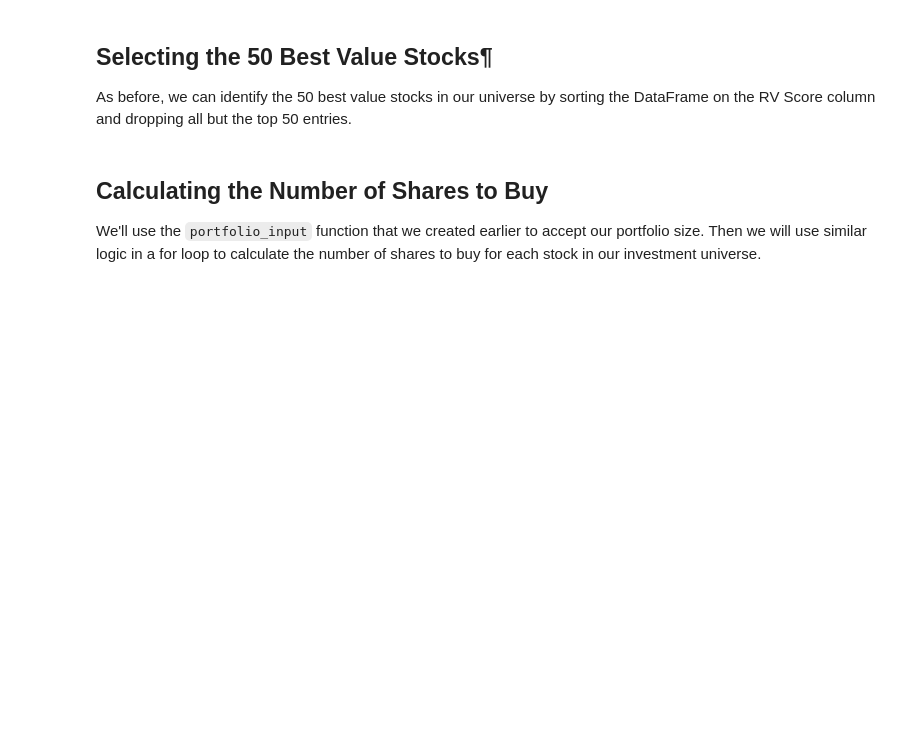
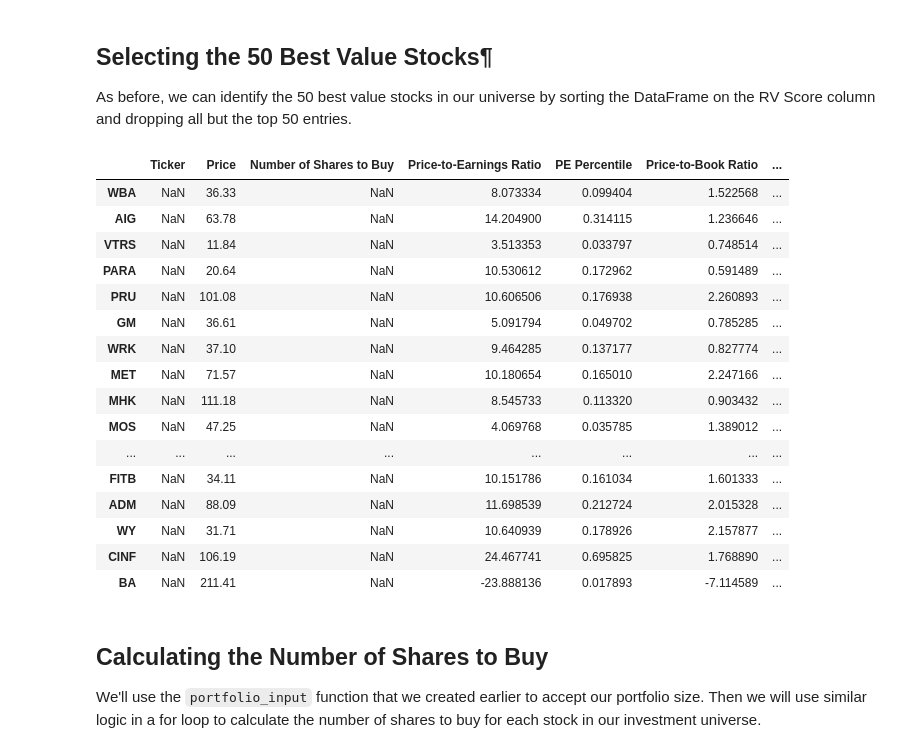
Before and after one commit to hakoshie/algo-trade, a Jupyter notebook: starter_files/003_quantitative_value_strategy.ipynb, the cells around one changed output. Cells and saved outputs as stored; diff of their text form; code cells hidden in the pictures; blank space fills up the shorter version.

```diff
--- a/starter_files/003_quantitative_value_strategy.ipynb
+++ b/starter_files/003_quantitative_value_strategy.ipynb
@@ -469,0 +439,16 @@ for i,symbol in enumerate(stocks["Symbol"]):
+# %%
+rv_df[  ["Number of Shares to Buy",
+    "PE Percentile",
+    "PB Percentile",
+    "PS Percentile",
+    "EV/EBITDA Percentile",
+    "EV/GP Percentile",
+    "RV Score"]]=np.nan
+rv_df=rv_df.reindex([
+'index', 'price',  'Number of Shares to Buy', 'priceEpsCurrentYear', 'PE Percentile','priceToBook',
+       'PB Percentile', 'PS', 'PS Percentile',  'EV/EBITDA',
+        'EV/EBITDA Percentile','EV/GP',
+       'EV/GP Percentile', 'RV Score'],axis=1
+)
+rv_df.set_axis(rv_columns,axis=1,inplace=True)
+rv_df
@@ -554,0 +593,13 @@ Name: EV/GP Percentile, Length: 505, dtype: object
+# %%
+
+metrics={
+"Price-to-Earnings Ratio":"PE Percentile",
+"Price-to-Book Ratio":"PB Percentile",
+"Price-to-Sales Ratio":"PS Percentile",
+"EV/EBITDA":"EV/EBITDA Percentile",
+"EV/GP":"EV/GP Percentile"
+}
+for metric in metrics.keys():
+    for row in rv_df.index:
+        rv_df.loc[row,metrics[metric]]=stats.percentileofscore(rv_df[metric],rv_df.loc[row,metric])/100
+rv_df
@@ -576,0 +627,8 @@ To calculate arithmetic mean, we will use the mean function from Python's built-
+# %%
+from statistics import mean
+for i in rv_df.index:
+    value_percentiles=[]
+    for metric in metrics.keys():
+        value_percentiles.append(rv_df.loc[i,metrics[metric]])
+    rv_df.loc[i,"RV Score"]=mean(value_percentiles)
+rv_df
@@ -578,6 +650,29 @@ To calculate arithmetic mean, we will use the mean function from Python's built-
 ## Selecting the 50 Best Value Stocks¶
 
 As before, we can identify the 50 best value stocks in our universe by sorting the DataFrame on the RV Score column and dropping all but the top 50 entries.
+# %%
+rv_df.sort_values("RV Score",ascending=True,inplace=True)
+rv_df=rv_df[:50]
+# rv_df.reset_index(drop=True,inplace=True)
+rv_df
+# %% [output]
+|  | Ticker | Price | Number of Shares to Buy | Price-to-Earnings Ratio | PE Percentile | Price-to-Book Ratio | ... |
+| WBA | NaN | 36.33 | NaN | 8.073334 | 0.099404 | 1.522568 | ... |
+| AIG | NaN | 63.78 | NaN | 14.204900 | 0.314115 | 1.236646 | ... |
+| VTRS | NaN | 11.84 | NaN | 3.513353 | 0.033797 | 0.748514 | ... |
+| PARA | NaN | 20.64 | NaN | 10.530612 | 0.172962 | 0.591489 | ... |
+| PRU | NaN | 101.08 | NaN | 10.606506 | 0.176938 | 2.260893 | ... |
+| GM | NaN | 36.61 | NaN | 5.091794 | 0.049702 | 0.785285 | ... |
+| WRK | NaN | 37.10 | NaN | 9.464285 | 0.137177 | 0.827774 | ... |
+| MET | NaN | 71.57 | NaN | 10.180654 | 0.165010 | 2.247166 | ... |
+| MHK | NaN | 111.18 | NaN | 8.545733 | 0.113320 | 0.903432 | ... |
+| MOS | NaN | 47.25 | NaN | 4.069768 | 0.035785 | 1.389012 | ... |
+| ... | ... | ... | ... | ... | ... | ... | ... |
+| FITB | NaN | 34.11 | NaN | 10.151786 | 0.161034 | 1.601333 | ... |
+| ADM | NaN | 88.09 | NaN | 11.698539 | 0.212724 | 2.015328 | ... |
+| WY | NaN | 31.71 | NaN | 10.640939 | 0.178926 | 2.157877 | ... |
+| CINF | NaN | 106.19 | NaN | 24.467741 | 0.695825 | 1.768890 | ... |
+| BA | NaN | 211.41 | NaN | -23.888136 | 0.017893 | -7.114589 | ... |
 # %% [markdown]
 ## Calculating the Number of Shares to Buy
 We'll use the `portfolio_input` function that we created earlier to accept our portfolio size. Then we will use similar logic in a for loop to calculate the number of shares to buy for each stock in our investment universe.
```
Also changed, not shown: parts of 51 cells of this notebook, 3 other files.
